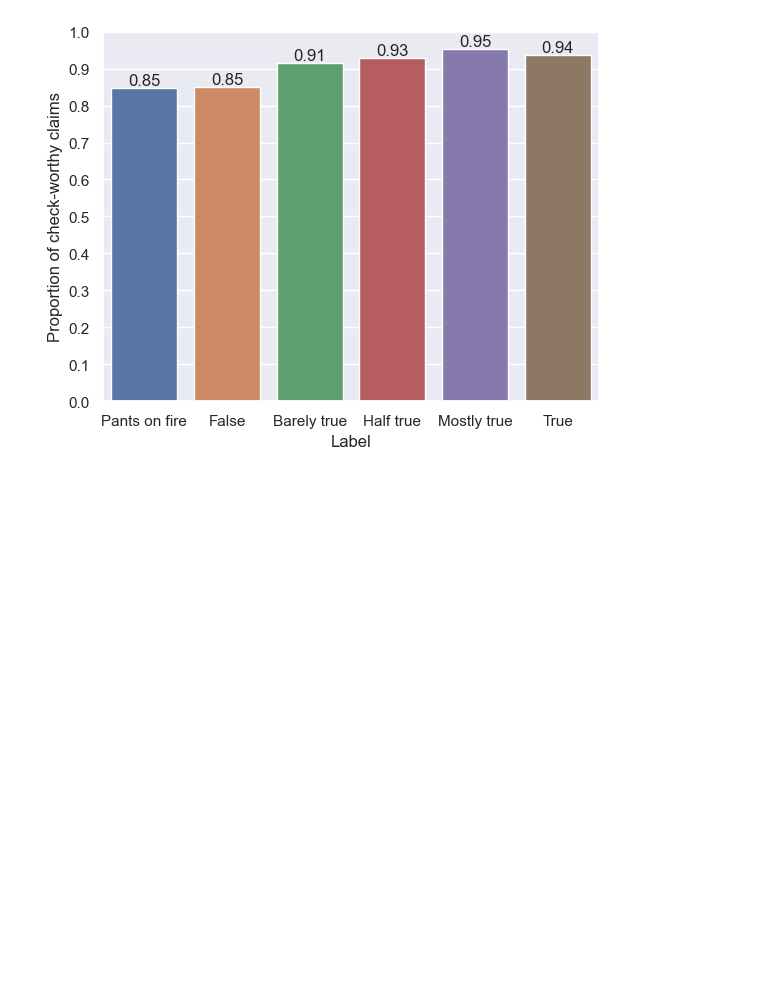
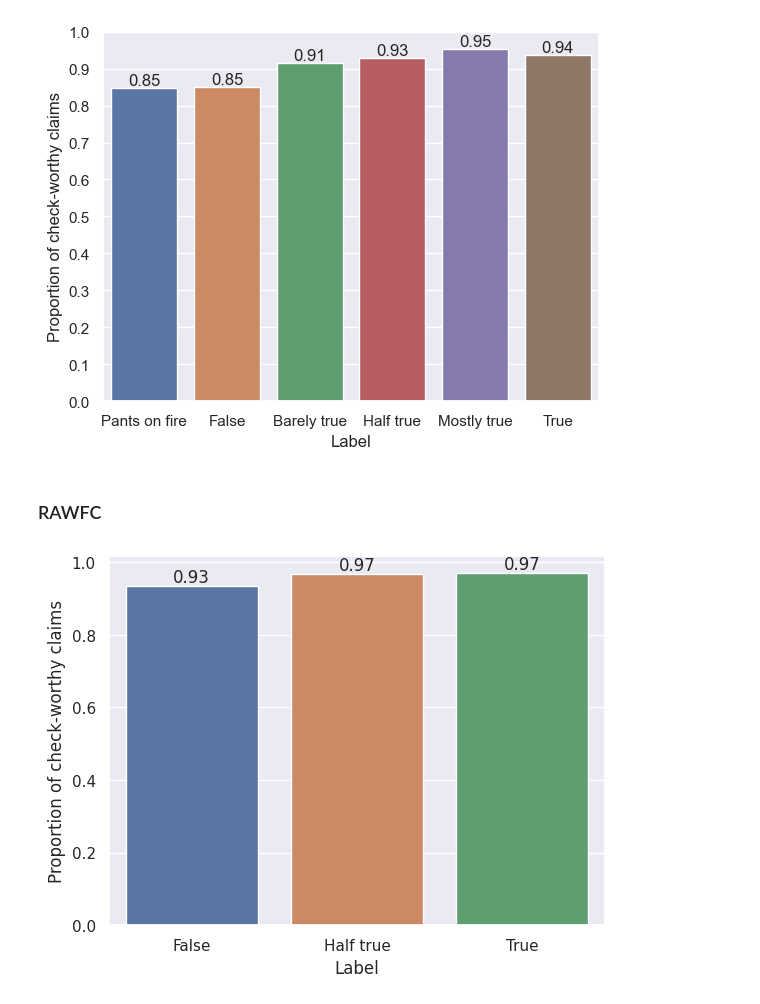
Before and after one commit to matsbratvold/Checkworthiness-Detection-with-Open-Source-LLMs, a Jupyter notebook: src/llm.ipynb, the cells around one changed output. Cells and saved outputs as stored; diff of their text form; code cells hidden in the pictures; blank space fills up the shorter version.

Commit message:
Running truthfulness experiment on RAWFC dataset

```diff
--- a/src/llm.ipynb
+++ b/src/llm.ipynb
@@ -574,3 +583,41 @@ for label in LIARLabel:
     checkworthy.to_csv(f"{checkworthy_folder}/{label.name}")
 # %% [output]
 [figure]
+# %% [markdown]
+### RAWFC
+# %%
+%autoreload
+
+from plotting_utils import show_bar_plot
+from rawfc_utils import label_to_name
+rawfc = pd.read_csv("../results/RAWFC/checkworthiness.csv", index_col=0)
+rawfc.head()
+
+x = [label_to_name(label) for label in RAWFCLabel]
+y = [rawfc[rawfc["label"] == label.value]["check_worthiness"].mean() for label in RAWFCLabel]
+file_path = f"../figures/rawfc/checkworthiness/checkworthiness.png"
+
+os.makedirs(os.path.dirname(file_path), exist_ok=True)
+show_bar_plot(
+    x,
+    y,
+    xlabel="Label",
+    ylabel="Proportion of check-worthy claims",
+    y_ticks=[i*0.1 for i in range(11)],
+    file_path=file_path,
+    force_save=True,
+    use_bar_labels=True,
+)
+
+# Look for non-checkworthy claims for each label
+non_checkworthy_folder = "../results/RAWFC/non-checkworthy"
+os.makedirs(non_checkworthy_folder, exist_ok=True)
+checkworthy_folder = "../results/RAWFC/checkworthy"
+os.makedirs(checkworthy_folder, exist_ok=True)
+for label in RAWFCLabel:
+    non_checkworthy = rawfc.query(f"label == {label.value} and check_worthiness == 0")
+    non_checkworthy.to_csv(f"{non_checkworthy_folder}/{label.name}.csv")
+    checkworthy = rawfc.query(f"label == {label.value} and check_worthiness == 1")
+    checkworthy.to_csv(f"{checkworthy_folder}/{label.name}")
+# %% [output]
+[figure, added]
```
Also changed, not shown: parts of 3 cells of this notebook, 11 other files.
